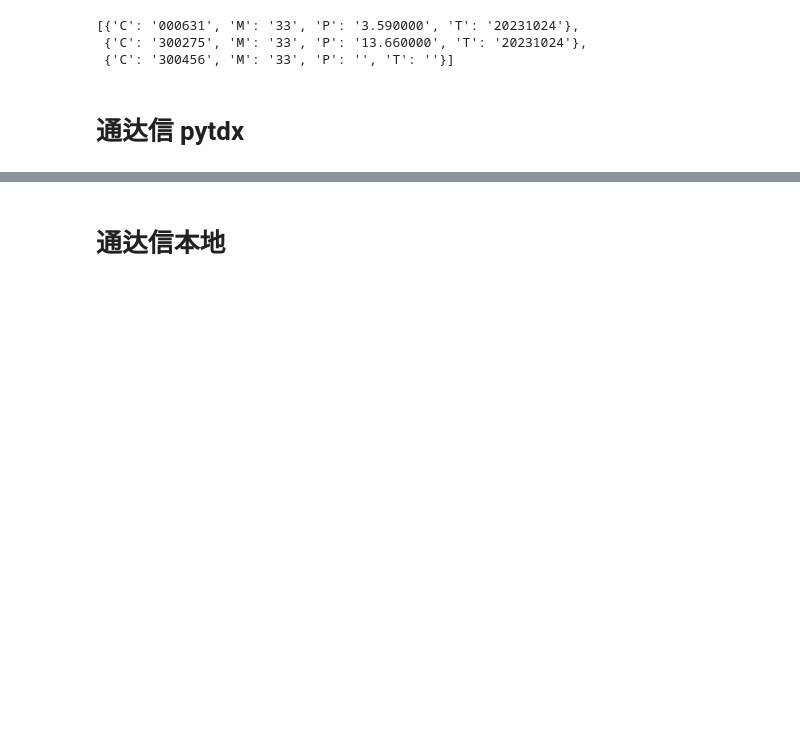
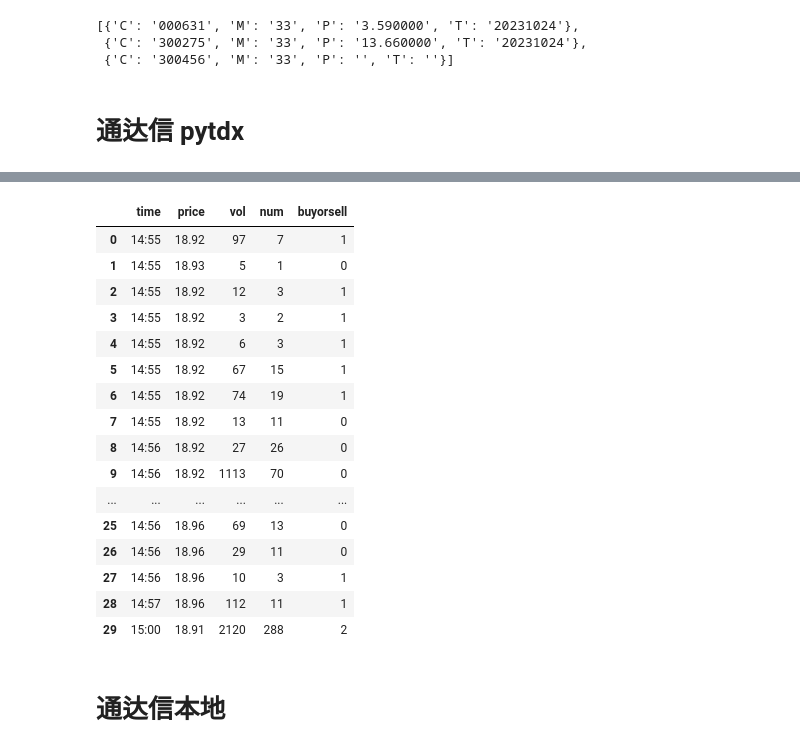
Before and after one commit to johnsonhongyi/pyQuant3, a Jupyter notebook: stock/jupyterAlgo/testCode.ipynb, the cells around one changed output, grey strips where cells are left out. Drawn from its saved outputs; the diff is of its cells as text; code cells hidden in the pictures; blank space fills up the shorter version.

```diff
--- a/stock/jupyterAlgo/testCode.ipynb
+++ b/stock/jupyterAlgo/testCode.ipynb
@@ -202,4 +202,35 @@ data
 3 rows × 45 columns
+# %%
+
+from pytdx.params import TDXParams
+# with api.connect('119.147.212.81', 7709):
+#     data = api.to_df(api.get_history_minute_time_data(TDXParams.MARKET_SH, '603977', 20210930))
+# data
+
+with api.connect('119.147.212.81', 7709):
+    # data = api.to_df(api.get_minute_time_data(0, '002150'))
+    data = api.to_df(api.get_history_minute_time_data(TDXParams.MARKET_SZ, '002150', 20240111))
+    data2 = api.to_df(api.get_transaction_data(TDXParams.MARKET_SZ, '002150', 0, 10))
+# %%
+data2
+# %% [output]
+|  | time | price | vol | num | buyorsell |
+| 0 | 14:55 | 18.92 | 97 | 7 | 1 |
+| 1 | 14:55 | 18.93 | 5 | 1 | 0 |
+| 2 | 14:55 | 18.92 | 12 | 3 | 1 |
+| 3 | 14:55 | 18.92 | 3 | 2 | 1 |
+| 4 | 14:55 | 18.92 | 6 | 3 | 1 |
+| 5 | 14:55 | 18.92 | 67 | 15 | 1 |
+| 6 | 14:55 | 18.92 | 74 | 19 | 1 |
+| 7 | 14:55 | 18.92 | 13 | 11 | 0 |
+| 8 | 14:56 | 18.92 | 27 | 26 | 0 |
+| 9 | 14:56 | 18.92 | 1113 | 70 | 0 |
+| ... | ... | ... | ... | ... | ... |
+| 25 | 14:56 | 18.96 | 69 | 13 | 0 |
+| 26 | 14:56 | 18.96 | 29 | 11 | 0 |
+| 27 | 14:56 | 18.96 | 10 | 3 | 1 |
+| 28 | 14:57 | 18.96 | 112 | 11 | 1 |
+| 29 | 15:00 | 18.91 | 2120 | 288 | 2 |
 # %% [markdown]
 # 通达信本地
 # %%
```
Also changed, not shown: parts of 1 cell of this notebook, 16 other files.
